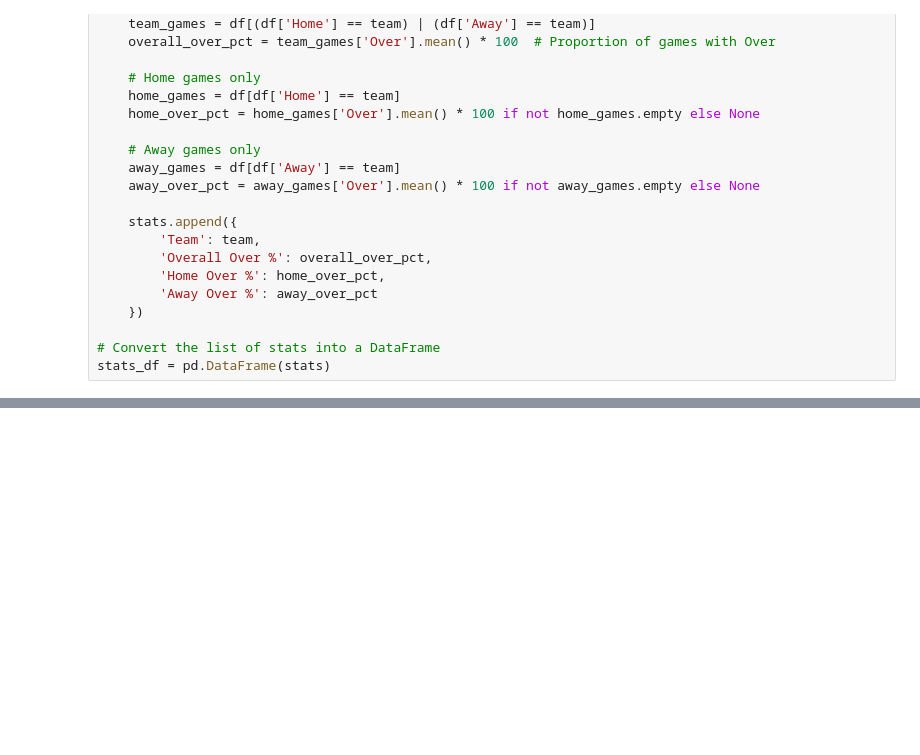
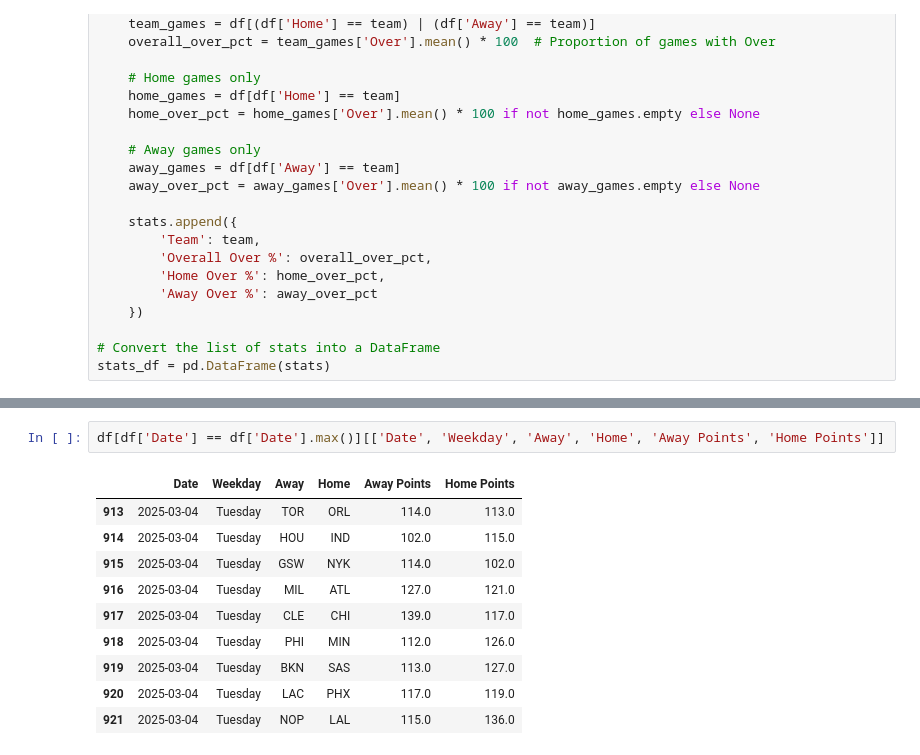
Before and after one commit to tyler-otoole/nba-points, a Jupyter notebook: notebooks/eda.ipynb, the cells around one changed output, grey strips where cells are left out. Saved outputs shown, nothing was run; the diff lists cells and outputs as text; blank space fills up the shorter version.

```diff
--- a/notebooks/eda.ipynb
+++ b/notebooks/eda.ipynb
@@ -96,0 +219,13 @@ stats_df.sort_values('Overall Over %', ascending=False).head(10)
+# %%
+df[df['Date'] == df['Date'].max()][['Date', 'Weekday', 'Away', 'Home', 'Away Points', 'Home Points']]
+# %% [output]
+|  | Date | Weekday | Away | Home | Away Points | Home Points |
+| 913 | 2025-03-04 | Tuesday | TOR | ORL | 114.0 | 113.0 |
+| 914 | 2025-03-04 | Tuesday | HOU | IND | 102.0 | 115.0 |
+| 915 | 2025-03-04 | Tuesday | GSW | NYK | 114.0 | 102.0 |
+| 916 | 2025-03-04 | Tuesday | MIL | ATL | 127.0 | 121.0 |
+| 917 | 2025-03-04 | Tuesday | CLE | CHI | 139.0 | 117.0 |
+| 918 | 2025-03-04 | Tuesday | PHI | MIN | 112.0 | 126.0 |
+| 919 | 2025-03-04 | Tuesday | BKN | SAS | 113.0 | 127.0 |
+| 920 | 2025-03-04 | Tuesday | LAC | PHX | 117.0 | 119.0 |
+| 921 | 2025-03-04 | Tuesday | NOP | LAL | 115.0 | 136.0 |
```
Also changed, not shown: parts of 9 cells of this notebook, 1 other file.
